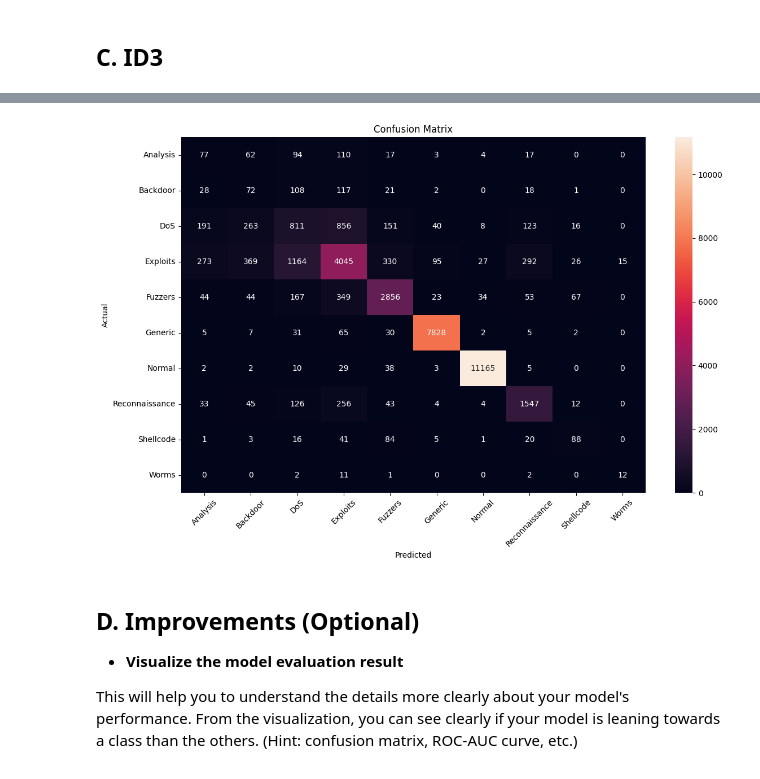
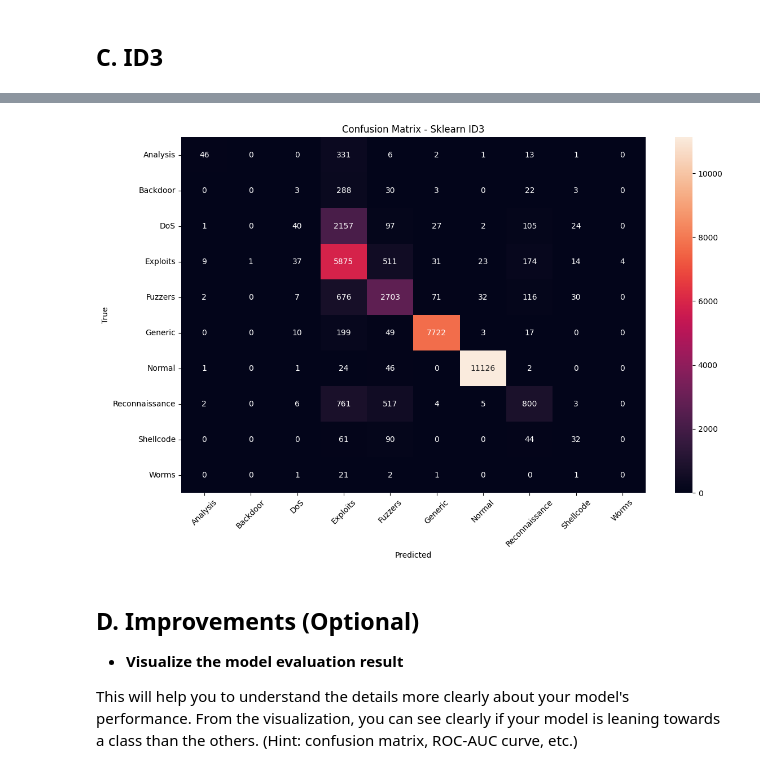
Before and after one commit to rizqikapratamaa/Tubes2_AI_atk_hlic, a Jupyter notebook: src/notebook.ipynb, the cells around one changed output, grey strips where cells are left out. Drawn from its saved outputs; the diff is of its cells as text; code cells hidden in the pictures.

```diff
--- a/src/notebook.ipynb
+++ b/src/notebook.ipynb
@@ -264,23 +309,22 @@ The choice of imputation method should be guided by the nature of your data, the
 # %%
 def handle_missing_data(df):
-    """
-    Handle missing values in the network traffic dataset
-    """
     print("Before handling missing values:")
     print(df.isnull().sum()[df.isnull().sum() > 0])
 
     # Make a copy to avoid modifying original
     df_clean = df.copy()
 
+    # Separate columns by type
+    numeric_cols = df_clean.select_dtypes(include=['float64', 'int64']).columns
+    categorical_cols = df_clean.select_dtypes(include=['object']).columns
+
     # 1. Handle numeric features
-    numeric_cols = df_clean.select_dtypes(include=['float64', 'int64']).columns
     for col in numeric_cols:
         if df_clean[col].isnull().sum() > 0:
             # Use median for features with outliers
             df_clean[col] = df_clean[col].fillna(df_clean[col].median())
 
     # 2. Handle categorical features
-    categorical_cols = df_clean.select_dtypes(include=['object']).columns
     for col in categorical_cols:
         if df_clean[col].isnull().sum() > 0:
             # Use mode for categorical
@@ -292,6 +336,6 @@ def handle_missing_data(df):
     return df_clean
 
 # Apply missing data handling
-train_df_clean = handle_missing_data(train_df)
+train_df_clean = handle_missing_data(train_set)
 # %% [output]
 Before handling missing values:
@@ -1026,59 +1129,46 @@ Accuracy: 0.7208
 # %%
-# ID3 versi SKLearn : Akurasi 81%
-
 from sklearn.tree import DecisionTreeClassifier
-from sklearn.metrics import accuracy_score, classification_report
-from sklearn.model_selection import train_test_split, GridSearchCV
+from sklearn.metrics import accuracy_score, classification_report, confusion_matrix
 import matplotlib.pyplot as plt
 import seaborn as sns
 
-# Combine engineered features with PCA components
-combined_features = pd.concat([
-    engineered_df[['bytes_ratio', 'packet_ratio', 'avg_bytes_per_packet', 'total_bytes', 'loss_ratio']],
-    X_reduced
-], axis=1)
+# Use same preprocessed data as our custom ID3
+reducer = NetworkDimensionalityReducer(n_components=20)
+X_train_reduced = reducer.fit_transform(train_set_clean)
+X_val_reduced = reducer.transform(val_set_clean)
 
-# Prepare data
-X = combined_features.values
-y = train_df_clean['attack_cat'].values
+X_train = X_train_reduced.values
+y_train = train_set_clean['attack_cat'].values
+X_val = X_val_reduced.values
+y_val = val_set_clean['attack_cat'].values
 
-# Split data
-X_train, X_test, y_train, y_test = train_test_split(X, y, test_size=0.2, random_state=42)
+# Create and train sklearn's Decision Tree
+sklearn_id3 = DecisionTreeClassifier(
+    criterion='entropy',    # Use entropy (similar to ID3)
+    max_depth=10,          # Same depth as our implementation
+    random_state=42
+)
+sklearn_id3.fit(X_train, y_train)
 
-# Define parameter grid
-param_grid = {
-    'max_depth': [20, 25, 30],
-    'min_samples_split': [2, 3],
-    'min_samples_leaf': [1, 2],
-    'criterion': ['entropy'],  # ID3 uses entropy
-    'class_weight': ['balanced']
-}
+# Make predictions
+y_pred = sklearn_id3.predict(X_val)
 
-# Create and train model with grid search
-dt = DecisionTreeClassifier(random_state=42)
-grid_search = GridSearchCV(dt, param_grid, cv=5, scoring='f1_weighted', n_jobs=-1)
-grid_search.fit(X_train, y_train)
-
-# Get best model
-best_dt = grid_search.best_estimator_
-y_pred = best_dt.predict(X_test)
-
-# Print results
-print("Best parameters:", grid_search.best_params_)
-print(f"Accuracy: {accuracy_score(y_test, y_pred):.4f}")
-print("\nClassification Report:")
-print(classification_report(y_test, y_pred, zero_division=1))
+# Print performance metrics
+print("Sklearn ID3 Performance:")
+print(f"Accuracy: {accuracy_score(y_val, y_pred):.4f}")
+print("\nDetailed Classification Report:")
+print(classification_report(y_val, y_pred))
 
 # Plot confusion matrix
 plt.figure(figsize=(12, 8))
-sns.heatmap(confusion_matrix(y_test, y_pred),
+sns.heatmap(confusion_matrix(y_val, y_pred),
             annot=True,
             fmt='d',
-            xticklabels=best_dt.classes_,
-            yticklabels=best_dt.classes_)
-plt.title('Confusion Matrix')
+            xticklabels=sklearn_id3.classes_,
+            yticklabels=sklearn_id3.classes_)
+plt.title('Confusion Matrix - Sklearn ID3')
 plt.xlabel('Predicted')
-plt.ylabel('Actual')
+plt.ylabel('True')
 plt.xticks(rotation=45)
 plt.tight_layout()
 plt.show()
@@ -1106,4 +1196,4 @@ Reconnaissance       0.74      0.75      0.75      2070
-[figure, old version]
+[figure, new version]
 # %% [markdown]
 ## D. Improvements (Optional)
 
```
Also changed, not shown: parts of 14 cells of this notebook.
